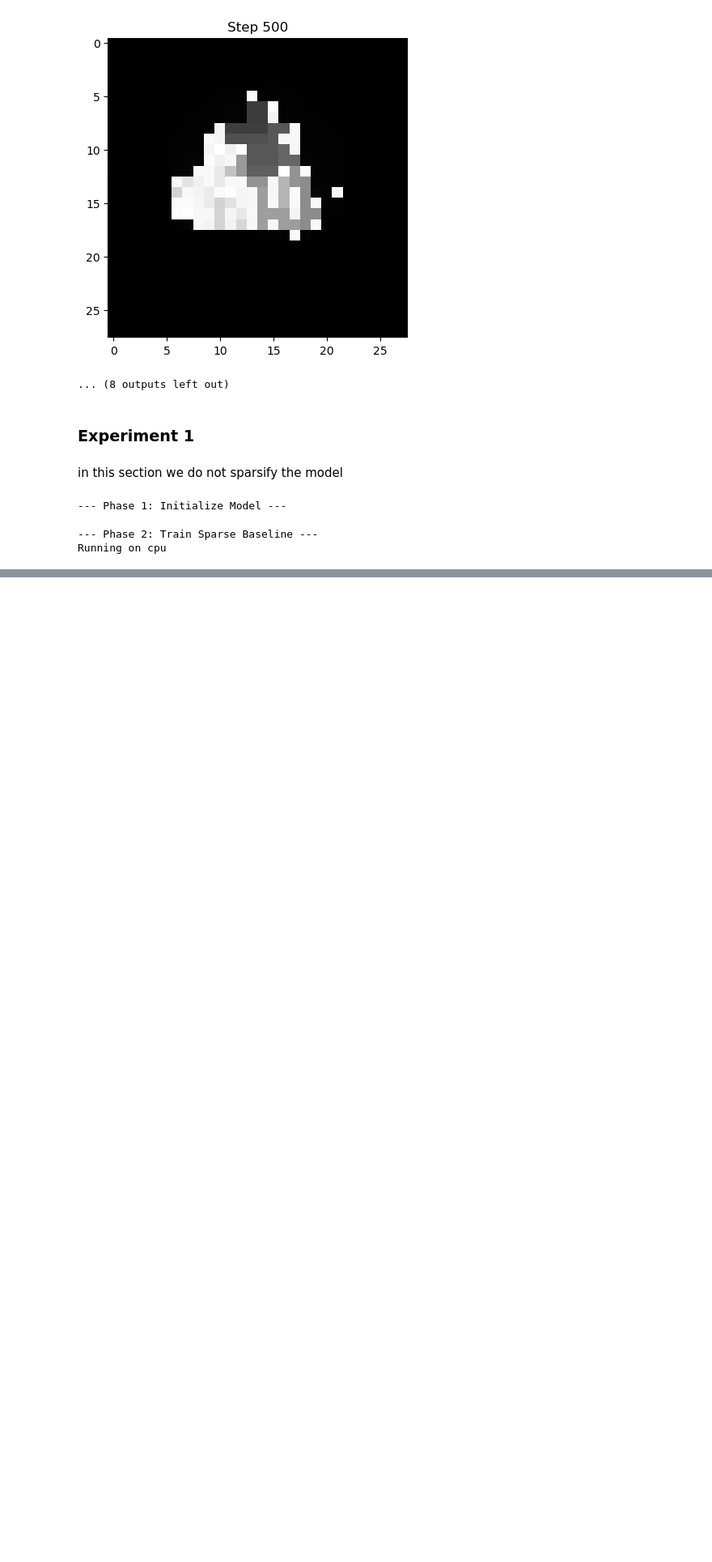
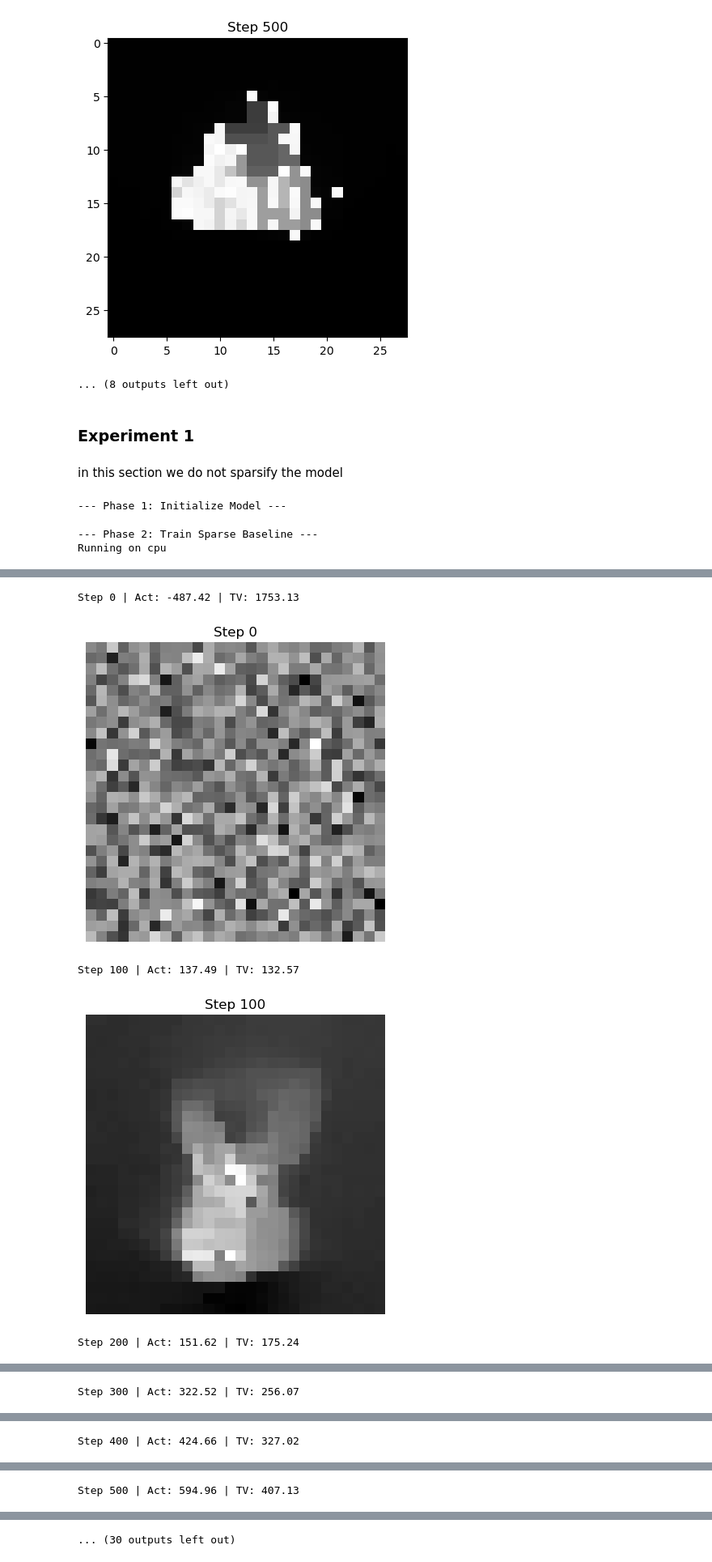
Before and after one commit to cabbage-patch69/Mechanistic-Interpretability, a Jupyter notebook: circuits-sha.ipynb, the cells around one changed output, grey strips where cells are left out. Shown at 81% size. Drawn from its saved outputs; the diff is of its cells as text; code cells hidden in the pictures; blank space fills up the shorter version.

```diff
--- a/circuits-sha.ipynb
+++ b/circuits-sha.ipynb
@@ -479,0 +543,8 @@ tensor([ 8192, 17409, 16386, 16387, 16388, 15365, 15379, 15380,  8220, 18460,
+# %%
+_ = vis(circ, np.sort(list(union))[:350], inp_shape, steps=2000, tv_weight=0.4, l2_weight=0.0)
+# %% [output]
+Step 0 | Act: -487.42 | TV: 1753.13
+[figure, added]
+Step 100 | Act: 137.49 | TV: 132.57
+[figure, added]
+Step 200 | Act: 151.62 | TV: 175.24
@@ -479,0 +552 @@ tensor([ 8192, 17409, 16386, 16387, 16388, 15365, 15379, 15380,  8220, 18460,
+Step 300 | Act: 322.52 | TV: 256.07
@@ -479,0 +554 @@ tensor([ 8192, 17409, 16386, 16387, 16388, 15365, 15379, 15380,  8220, 18460,
+Step 400 | Act: 424.66 | TV: 327.02
@@ -479,0 +556 @@ tensor([ 8192, 17409, 16386, 16387, 16388, 15365, 15379, 15380,  8220, 18460,
+Step 500 | Act: 594.96 | TV: 407.13
@@ -479,0 +558 @@ tensor([ 8192, 17409, 16386, 16387, 16388, 15365, 15379, 15380,  8220, 18460,
+... (30 outputs left out)
```
Also changed, not shown: parts of 11 cells of this notebook.
